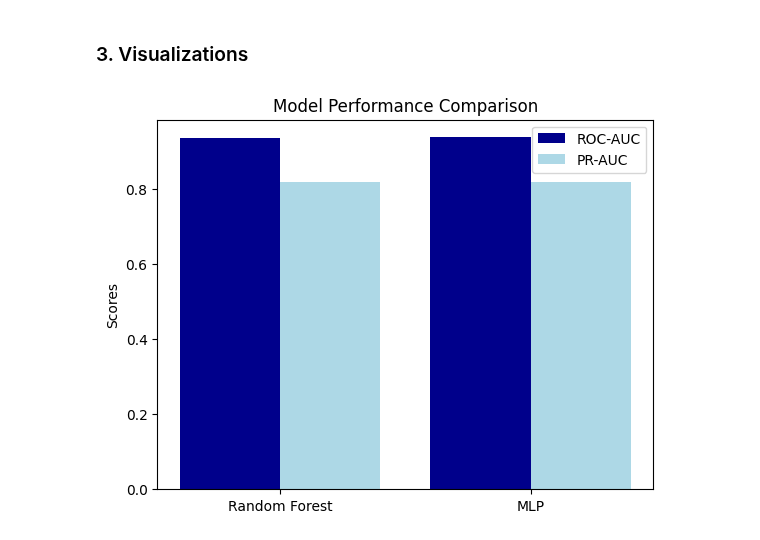
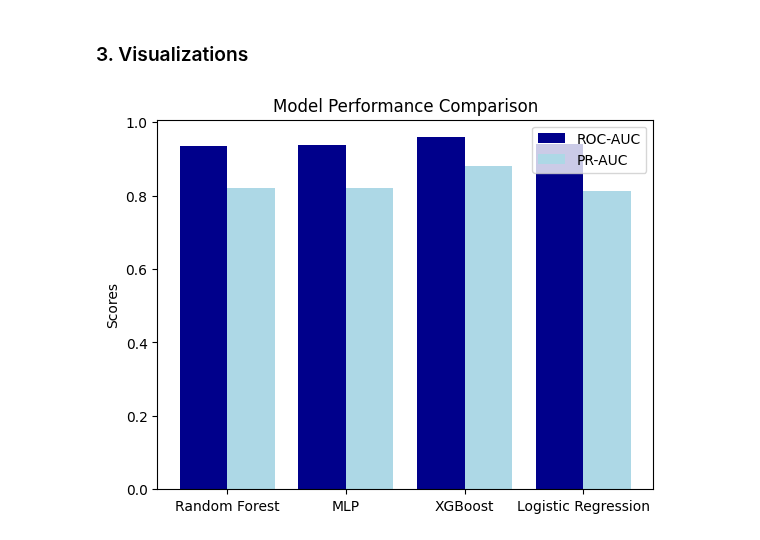
Before and after one commit to renaschaller/Master-Thesis-Music-Streaming, a Jupyter notebook: models/ModelComparison.ipynb, the cells around one changed output. Saved outputs shown, nothing was run; the diff lists cells and outputs as text; code cells hidden in the pictures.

```diff
--- a/models/ModelComparison.ipynb
+++ b/models/ModelComparison.ipynb
@@ -16,17 +16,33 @@ with open("final_scores.json", "r") as f:
 
 # Accessing metrics
 rf_scores = scores["RandomForest"]
+rf_acc      = rf_scores["accuracy"]
 rf_roc_auc   = rf_scores["roc_auc"]
 rf_pr_auc    = rf_scores["pr_auc"]
 rf_precision = rf_scores["precision"]
 rf_recall    = rf_scores["recall"]
 rf_f1        = rf_scores["f1"]
 mlp_scores = scores["MLP"]
+mlp_acc  = mlp_scores["accuracy"]
 mlp_roc_auc   = mlp_scores["roc_auc"]
 mlp_pr_auc    = mlp_scores["pr_auc"]
 mlp_precision = mlp_scores["precision"]
 mlp_recall    = mlp_scores["recall"]
 mlp_f1        = mlp_scores["f1"]
+xgb_scores = scores["XGBoost"]
+xgb_acc  = xgb_scores["accuracy"]
+xgb_roc_auc   = xgb_scores["roc_auc"]
+xgb_pr_auc    = xgb_scores["pr_auc"]
+xgb_precision = xgb_scores["precision"]
+xgb_recall    = xgb_scores["recall"]
+xgb_f1        = xgb_scores["f1"]
+logreg_scores = scores["LogisticRegression"]
+logreg_acc  = logreg_scores["accuracy"]
+logreg_roc_auc   = logreg_scores["roc_auc"]
+logreg_pr_auc    = logreg_scores["pr_auc"]
+logreg_precision = logreg_scores["precision"]
+logreg_recall    = logreg_scores["recall"]
+logreg_f1        = logreg_scores["f1"]
 
 
 # Print
@@ -38,6 +54,14 @@ print("MLP scores:")
 print(f"  ROC-AUC   : {mlp_roc_auc:.4f}")
 print(f"  PR-AUC    : {mlp_pr_auc:.4f}")
 print(f"Combined Score : {(mlp_roc_auc + mlp_pr_auc) / 2:.4f}")
+print("XGBoost scores:")
+print(f"  ROC-AUC   : {xgb_roc_auc:.4f}")
+print(f"  PR-AUC    : {xgb_pr_auc:.4f}")
+print(f"Combined Score : {(xgb_roc_auc + xgb_pr_auc) / 2:.4f}")
+print("Logistic Regression scores:")
+print(f"  ROC-AUC   : {logreg_roc_auc:.4f}")
+print(f"  PR-AUC    : {logreg_pr_auc:.4f}")
+print(f"Combined Score : {(logreg_roc_auc + logreg_pr_auc) / 2:.4f}")
 # %% [output]
 Random Forest scores:
   ROC-AUC   : 0.9351
@@ -51,18 +83,18 @@ Combined Score : 0.8792
 ### 3. Visualizations
 # %%
 #Plot results
-models = ['Random Forest', 'MLP']
-roc_auc_scores = [rf_roc_auc, mlp_roc_auc]
-pr_auc_scores = [rf_pr_auc, mlp_pr_auc]
+models = ['Random Forest', 'MLP', 'XGBoost', 'Logistic Regression']
+roc_auc_scores = [rf_roc_auc, mlp_roc_auc, xgb_roc_auc, logreg_roc_auc]
+pr_auc_scores = [rf_pr_auc, mlp_pr_auc, xgb_pr_auc, logreg_pr_auc]
 x = range(len(models))
 plt.bar(x, roc_auc_scores, width=0.4, label='ROC-AUC', color='darkblue', align='center')
 plt.bar([p + 0.4 for p in x], pr_auc_scores, width=0.4, label='PR-AUC', color='lightblue', align='center')
 plt.xticks([p + 0.2 for p in x], models)
 plt.ylabel('Scores')
 plt.title('Model Performance Comparison')
 plt.legend()
 plt.show()
 # %% [output]
-[figure, old version]
+[figure, new version]
 # %%
 # Comparing precision
```
Also changed, not shown: parts of 2 cells of this notebook, 2 other files.
